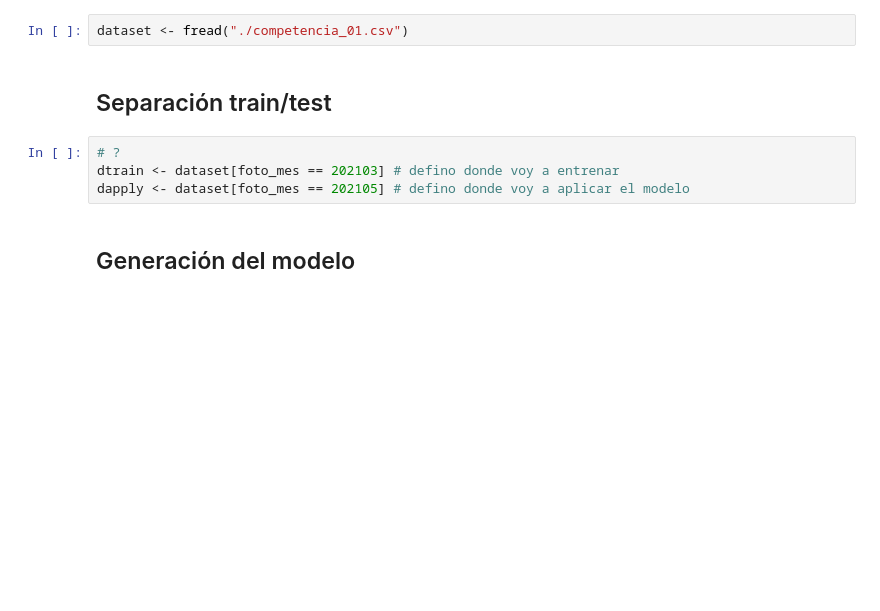
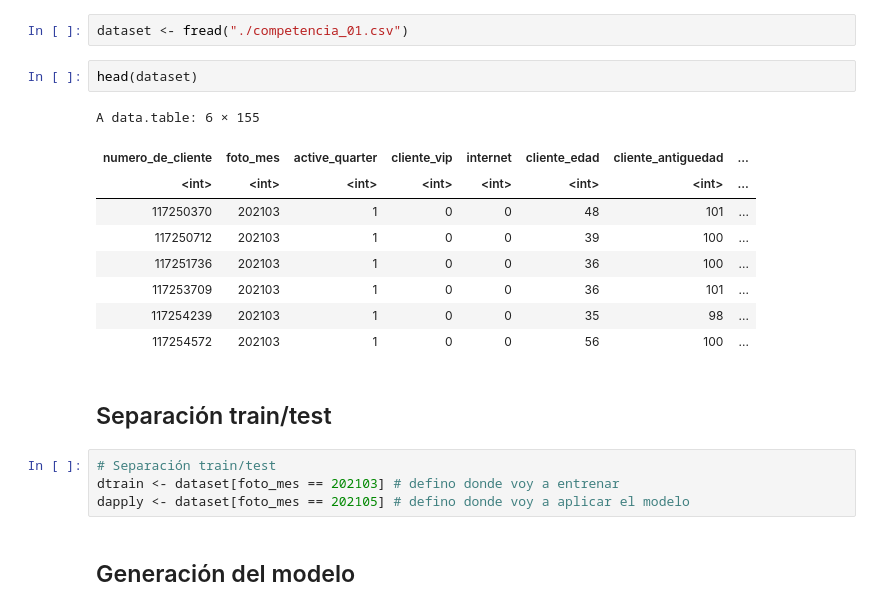
Before and after one commit to bettachini/dmeyf2023, a Jupyter notebook: meine/z101_PrimerModelo.ipynb, the cells around one changed output. Drawn from its saved outputs; the diff is of its cells as text; blank space fills up the shorter version.

```diff
--- a/meine/z101_PrimerModelo.ipynb
+++ b/meine/z101_PrimerModelo.ipynb
@@ -19,9 +21,21 @@ library('data.table')
 # %%
 dataset <- fread("./competencia_01.csv")
+# %%
+head(dataset)
+# %% [output]
+A data.table: 6 × 155
+| numero_de_cliente | foto_mes | active_quarter | cliente_vip | internet | cliente_edad | cliente_antiguedad | ... |
+| <int> | <int> | <int> | <int> | <int> | <int> | <int> | ... |
+| 117250370 | 202103 | 1 | 0 | 0 | 48 | 101 | ... |
+| 117250712 | 202103 | 1 | 0 | 0 | 39 | 100 | ... |
+| 117251736 | 202103 | 1 | 0 | 0 | 36 | 100 | ... |
+| 117253709 | 202103 | 1 | 0 | 0 | 36 | 101 | ... |
+| 117254239 | 202103 | 1 | 0 | 0 | 35 | 98 | ... |
+| 117254572 | 202103 | 1 | 0 | 0 | 56 | 100 | ... |
 # %% [markdown]
 ## Separación train/test
 # %%
-# ?
+# Separación train/test
 dtrain <- dataset[foto_mes == 202103] # defino donde voy a entrenar
 dapply <- dataset[foto_mes == 202105] # defino donde voy a aplicar el modelo
 # %% [markdown]
```
Also changed, not shown: parts of 5 cells of this notebook, 3 other files.
